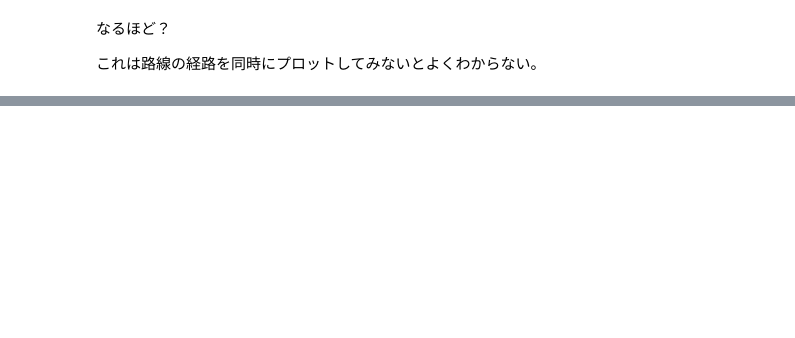
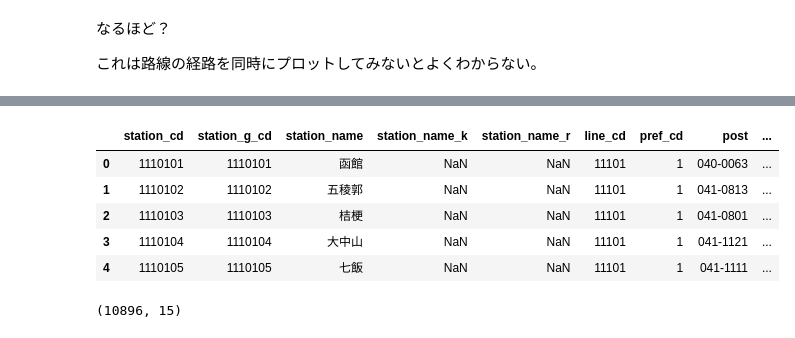
Before and after one commit to hrkenz/jupyter-notebook, a Jupyter notebook: ekidata.ipynb, the cells around one changed output, grey strips where cells are left out. Cells and saved outputs as stored; diff of their text form; code cells hidden in the pictures; blank space fills up the shorter version.

```diff
--- a/ekidata.ipynb
+++ b/ekidata.ipynb
@@ -329,0 +335,13 @@ map
+# %%
+df_station.head()
+# %% [output]
+|  | station_cd | station_g_cd | station_name | station_name_k | station_name_r | line_cd | pref_cd | post | ... |
+| 0 | 1110101 | 1110101 | 函館 | NaN | NaN | 11101 | 1 | 040-0063 | ... |
+| 1 | 1110102 | 1110102 | 五稜郭 | NaN | NaN | 11101 | 1 | 041-0813 | ... |
+| 2 | 1110103 | 1110103 | 桔梗 | NaN | NaN | 11101 | 1 | 041-0801 | ... |
+| 3 | 1110104 | 1110104 | 大中山 | NaN | NaN | 11101 | 1 | 041-1121 | ... |
+| 4 | 1110105 | 1110105 | 七飯 | NaN | NaN | 11101 | 1 | 041-1111 | ... |
+# %%
+df_station.shape
+# %% [output]
+(10896, 15)
```
Also changed, not shown: parts of 28 cells of this notebook.
